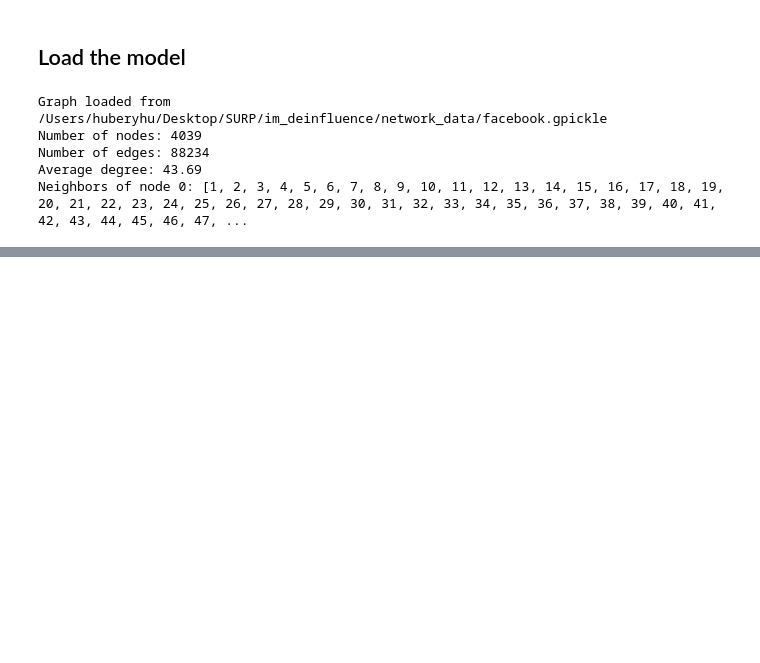
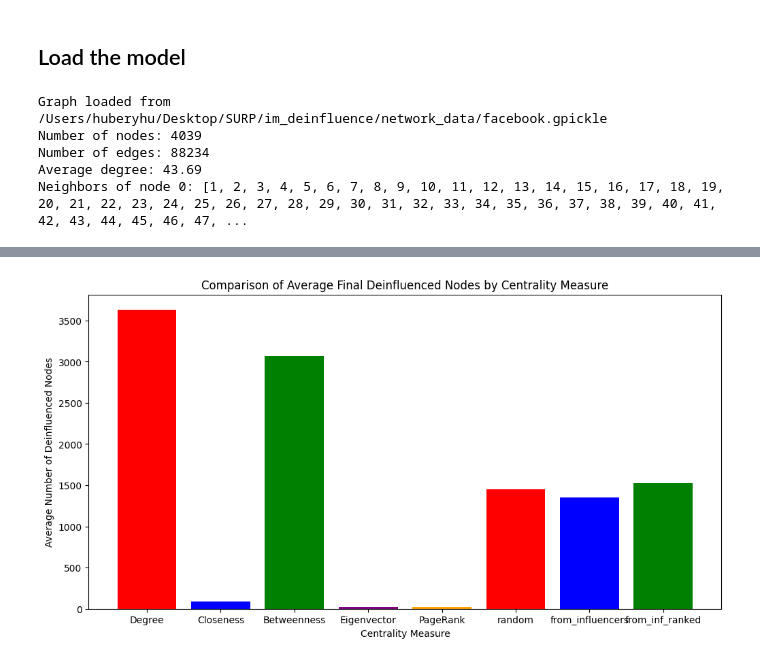
Before and after one commit to huberyhub/im_deinfluence, a Jupyter notebook: facebook_trial_2.ipynb, the cells around one changed output, grey strips where cells are left out. Cells and saved outputs as stored; diff of their text form; code cells hidden in the pictures; blank space fills up the shorter version.

Commit message:
chore: Update property exploration notebook with improved influencer detection algorithm

```diff
--- a/facebook_trial_2.ipynb
+++ b/facebook_trial_2.ipynb
@@ -50,10 +60,14 @@ def generate_and_find_inf(steps, num_influencers=0):
 # %%
 inf_steps = 2
-num_influencers = 5
+num_influencers = 100
 
 results = generate_and_find_inf(inf_steps, num_influencers=num_influencers)
 
 (model, optimized_influencers) = results
 
-print("Optimized Influencers:", optimized_influencers)
+# deinf_steps = 3
+# deinf_num = 3
+
+# de_results = generate_and_find_inf(deinf_steps, deinf_num)
+# (model, optimized_deinfluencers) = de_results
 # %% [output]
@@ -62,6 +74,0 @@ Optimized Influencers: {0, 107, 3437, 1684, 1912}
-# %%
-deinf_steps = 3
-deinf_num = 3
-
-de_results = generate_and_find_inf(deinf_steps, deinf_num)
-(model, optimized_deinfluencers) = de_results
@@ -202,0 +141,77 @@ Ranked Deinfluencers from Influencers: [107, 1684, 1912]
+# %%
+# Initialize the model
+model.reset_graph()
+
+# Rank nodes using different centrality measures
+k_deinfluencers = 20
+
+# Run cascades and count deinfluenced nodes for each centrality measure
+num_runs = 3  # Number of times to run the cascade for averaging
+steps = 3  # Number of steps to run the cascade
+
+degree_centrality_ranking = model.select_deinfluencers_degree_centrality(k_deinfluencers)
+closeness_centrality_ranking = model.select_deinfluencers_closeness_centrality(k_deinfluencers)
+betweenness_centrality_ranking = model.select_deinfluencers_betweenness_centrality(k_deinfluencers)
+eigenvector_centrality_ranking = model.select_deinfluencers_eigenvector_centrality(k_deinfluencers, max_iter=1000, tol=1e-06)
+pagerank_centrality_ranking = model.select_deinfluencers_pagerank_centrality(k_deinfluencers)
+random_deinfluencers = model.select_deinfluencers_random(k_deinfluencers)
+#optimized_deinfluencers = model.greedy_hill_climbing_deinf(k_deinfluencers, 5, 10)
+deinfleucers_from_influencers = model.select_deinfluencers_from_influencers(j=k_deinfluencers)
+ranked_deinfleucers_from_influencers = model.select_deinfluencers_from_influencers_degree_centrality(k_deinfluencers)
+
+
+print("Degree Centrality Ranking:", degree_centrality_ranking)
+print("Closeness Centrality Ranking:", closeness_centrality_ranking)
+print("Betweenness Centrality Ranking:", betweenness_centrality_ranking)
+print("Eigenvector Centrality Ranking:", eigenvector_centrality_ranking)
+print("PageRank Centrality Ranking:", pagerank_centrality_ranking)
+print("Random Deinfluencers:", random_deinfluencers)
+#print("Optimized Deinfluencers:", optimized_deinfluencers)
+print("Deinfluencers from Influencers:", deinfleucers_from_influencers)
+print("Ranked Deinfluencers from Influencers:", ranked_deinfleucers_from_influencers)
+
+
+results_d = {
+    'Degree': count_deinfluenced(model, optimized_influencers, degree_centrality_ranking, num_runs, steps),
+    'Closeness': count_deinfluenced(model, optimized_influencers, closeness_centrality_ranking, num_runs, steps),
+    'Betweenness': count_deinfluenced(model, optimized_influencers, betweenness_centrality_ranking, num_runs, steps),
+    'Eigenvector': count_deinfluenced(model, optimized_influencers, eigenvector_centrality_ranking, num_runs, steps),
+    'PageRank': count_deinfluenced(model, optimized_influencers, pagerank_centrality_ranking, num_runs, steps),
+    'random': count_deinfluenced(model, optimized_influencers, random_deinfluencers, num_runs, steps),
+    #'hill_climbing': count_deinfluenced(model, optimized_influencers, optimized_deinfluencers, num_runs, steps),
+    'from_influencers': count_deinfluenced(model, optimized_influencers, deinfleucers_from_influencers, num_runs, steps),
+    'from_inf_ranked': count_deinfluenced(model, optimized_influencers, ranked_deinfleucers_from_influencers, num_runs, steps)
+}
+
+results_i = {
+    'Degree': count_influenced(model, optimized_influencers, degree_centrality_ranking, num_runs, steps),
+    'Closeness': count_influenced(model, optimized_influencers, closeness_centrality_ranking, num_runs, steps),
+    'Betweenness': count_influenced(model, optimized_influencers, betweenness_centrality_ranking, num_runs, steps),
+    'Eigenvector': count_influenced(model, optimized_influencers, eigenvector_centrality_ranking, num_runs, steps),
+    'PageRank': count_influenced(model, optimized_influencers, pagerank_centrality_ranking, num_runs, steps),
+    'random': count_influenced(model, optimized_influencers, random_deinfluencers, num_runs, steps),
+    #'hill_climbing': count_influenced(model, optimized_influencers, optimized_deinfluencers, num_runs, steps),
+    'from_influencers': count_influenced(model, optimized_influencers, deinfleucers_from_influencers, num_runs, steps),
+    'from_inf_ranked': count_influenced(model, optimized_influencers, ranked_deinfleucers_from_influencers, num_runs, steps)
+}
+
+
+# Print the results
+#for centrality, count in results.items():
+    #print(f"{centrality}: {count:.2f} nodes deinfluenced on average")
+
+# Plot the results
+plt.figure(figsize=(12, 6))  # Increase the figure size
+plt.bar(results_d.keys(), results_d.values(), color=['red', 'blue', 'green', 'purple', 'orange'])
+plt.xlabel('Centrality Measure')
+plt.ylabel('Average Number of Deinfluenced Nodes')
+plt.title('Comparison of Average Final Deinfluenced Nodes by Centrality Measure')
+plt.show()
+
+plt.figure(figsize=(12, 6))  # Increase the figure size
+plt.bar(results_i.keys(), results_i.values(), color=['red', 'blue', 'green', 'purple', 'orange'])
+plt.xlabel('Centrality Measure')
+plt.ylabel('Average Number of Influenced Nodes')
+plt.title('Comparison of Average Final Influenced Nodes by Centrality Measure')
+plt.show()
+# %% [output]
@@ -202,0 +226 @@ Ranked Deinfluencers from Influencers: [107, 1684, 1912]
+[figure, added]
```
Also changed, not shown: parts of 7 cells of this notebook, 3 other files.
